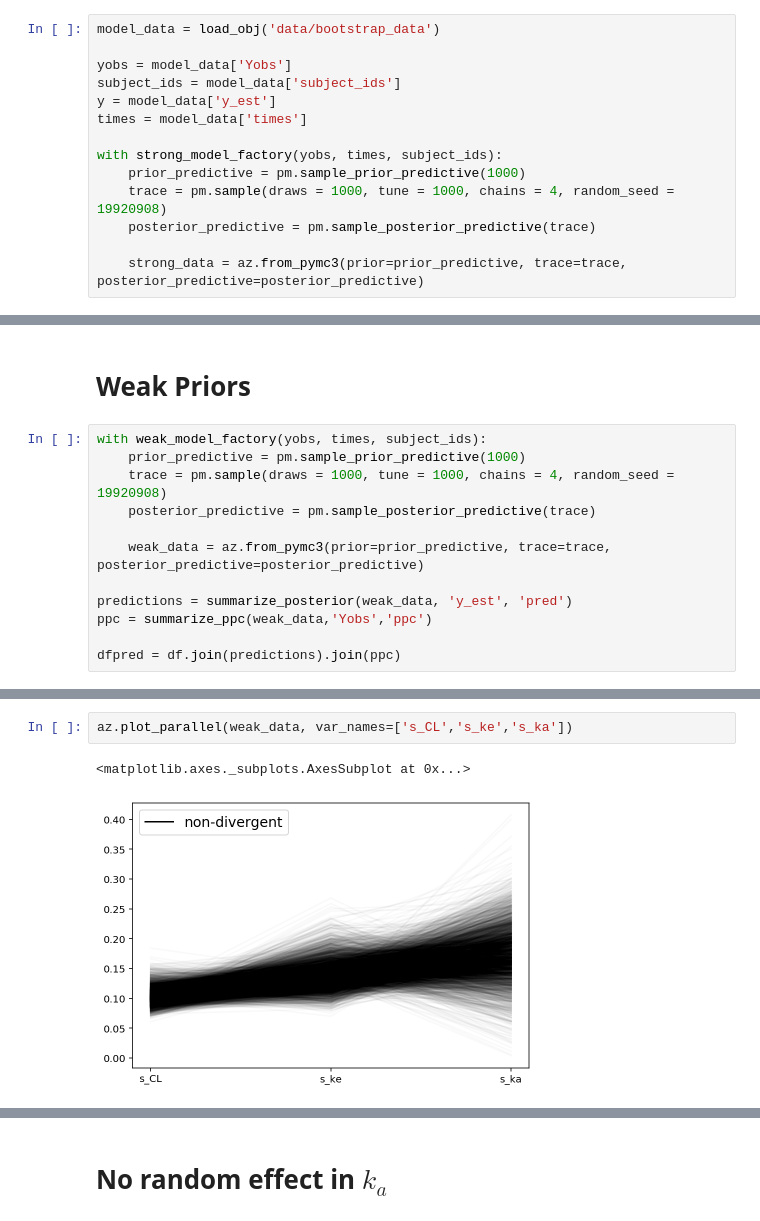
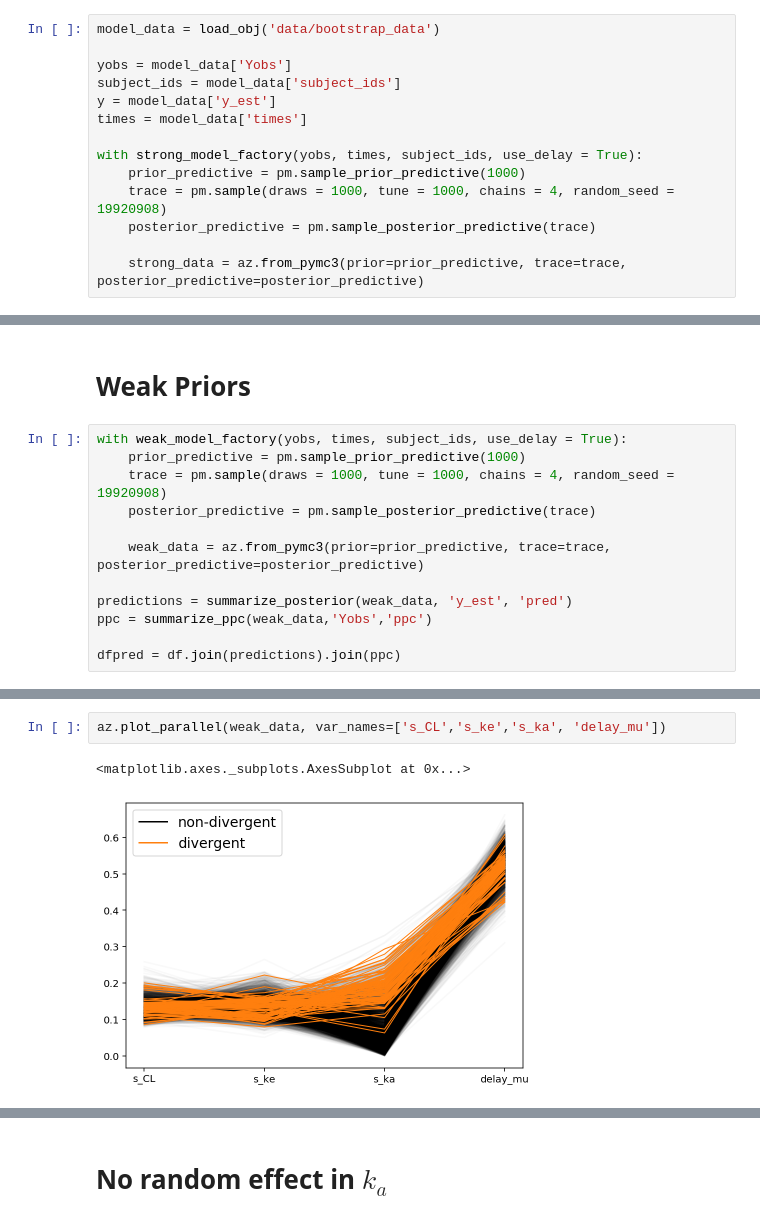
Before and after one commit to Dpananos/PKBayes, a Jupyter notebook: Experiment.ipynb, the cells around one changed output, grey strips where cells are left out. Drawn from its saved outputs; the diff is of its cells as text.

Commit message:
delay seems to be working

```diff
--- a/Experiment.ipynb
+++ b/Experiment.ipynb
@@ -26,7 +28,7 @@ subject_ids = model_data['subject_ids']
 y = model_data['y_est']
 times = model_data['times']
 
-with strong_model_factory(yobs, times, subject_ids):
+with strong_model_factory(yobs, times, subject_ids, use_delay = True):
     prior_predictive = pm.sample_prior_predictive(1000)
     trace = pm.sample(draws = 1000, tune = 1000, chains = 4, random_seed = 19920908)
     posterior_predictive = pm.sample_posterior_predictive(trace)
@@ -62,7 +69,7 @@ g.map(plt.fill_between,'times','ppc_low','ppc_high',alpha = 0.25, color = 'red')
 # %% [markdown]
 # Weak Priors
 # %%
-with weak_model_factory(yobs, times, subject_ids):
+with weak_model_factory(yobs, times, subject_ids, use_delay = True):
     prior_predictive = pm.sample_prior_predictive(1000)
     trace = pm.sample(draws = 1000, tune = 1000, chains = 4, random_seed = 19920908)
     posterior_predictive = pm.sample_posterior_predictive(trace)
@@ -92,5 +106,5 @@ g.map(plt.fill_between,'times','ppc_low','ppc_high',alpha = 0.25, color = 'C1')
 # %%
-az.plot_parallel(weak_data, var_names=['s_CL','s_ke','s_ka'])
+az.plot_parallel(weak_data, var_names=['s_CL','s_ke','s_ka', 'delay_mu'])
 # %% [output]
 <matplotlib.axes._subplots.AxesSubplot at 0x...>
-[figure, old version]
+[figure, new version]
```
Also changed, not shown: parts of 11 cells of this notebook, 4 other files.
